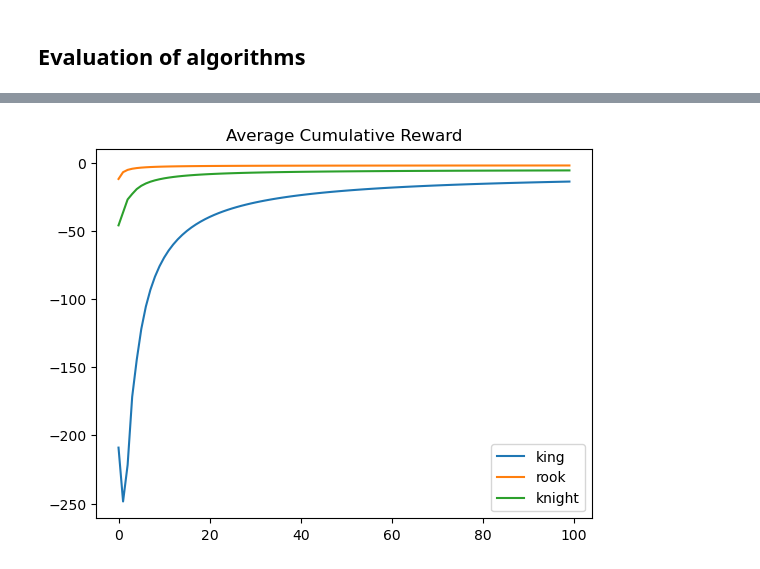
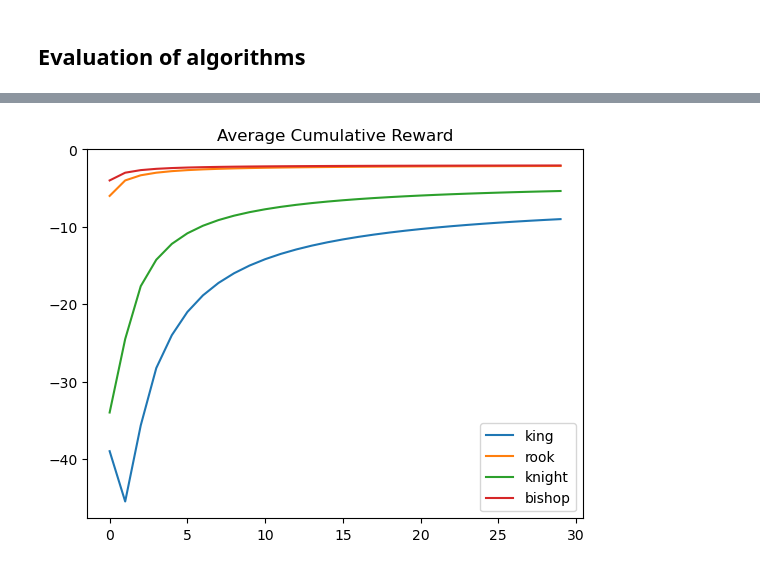
Before and after one commit to valinsogna/ReinForceMate, a Jupyter notebook: run.ipynb, the cells around one changed output, grey strips where cells are left out. Cells and saved outputs as stored; diff of their text form; code cells hidden in the pictures.

```diff
--- a/run.ipynb
+++ b/run.ipynb
@@ -219,25 +227,23 @@ Expected_temporal_difference took 12.413379430770874 seconds
 # %%
-import time
-import matplotlib.pyplot as plt
-import numpy as np
-from tqdm import tqdm
 
 n_of_episodes = 1000
 results = []
 
-for g in tqdm([0.1, 0.2, 0.3, 0.4, 0.5, 0.6, 0.7, 0.8, 0.9]):
+# for g in tqdm([0.1, 0.2, 0.3, 0.4, 0.5, 0.6, 0.7, 0.8, 0.9]):
+for alpha in tqdm([0.001, 0.01, 0.1, 0.2, 0.3, 0.4, 0.5]):
 # for g in [0.9]:
     rewards = []
     env = Board()
     p = Piece(piece='king')  # king", "rook", "bishop" or "knight"
-    q = Q_learning_move(agent=p, env=env)
+    # q = Q_learning_move(agent=p, env=env)
+    td = Q_learning_move(p, env)
 
     for episode in range(n_of_episodes):
-        reward = q.run_episode(episode, gamma=g)  # this function should return the total reward for the episode
+        reward = td.run_episode(episode, alpha=alpha)  # this function should return the total reward for the episode
         rewards.append(reward)
 
     results.append({
-        'name': g,
+        'name': alpha,
         'rewards': rewards
     })
 
@@ -245,5 +251,6 @@ for g in tqdm([0.1, 0.2, 0.3, 0.4, 0.5, 0.6, 0.7, 0.8, 0.9]):
 for result in results:
     plt.plot(np.cumsum(result['rewards']) / np.arange(1, n_of_episodes+1), label=result['name'])
 plt.legend()
+plt.title('Average Cumulative Reward for Q-learning')
 plt.show()
 # %% [output]
@@ -251,9 +258,4 @@ plt.show()
 # %%
-import time
-import matplotlib.pyplot as plt
-import numpy as np
-from tqdm import tqdm
-
 a_env = Board()
 a_p = Piece(piece='king')
 b_env = Board()
@@ -269,11 +271,11 @@ algorithms = [
     Policy_iteration(env=a_env, agent=a_p),
     Policy_iteration(agent=b_p, env=b_env),
     Policy_iteration(agent=c_p, env=c_env),
-    # Policy_iteration(agent=d_p, env=d_env)
+    Policy_iteration(agent=d_p, env=d_env)
 ]
 
 results = []
-n_of_episodes = 100
+n_of_episodes = 30
 
 for algorithm in tqdm(algorithms):
 
@@ -285,31 +287,31 @@ for algorithm in tqdm(algorithms):
             rewards.append(reward)
 
     else:
         for episode in range(n_of_episodes):
             reward = algorithm.run_episode(n_of_episodes)
         rewards = reward
 
     end_time = time.time()
 
     results.append({
         'name': algorithm.agent.piece,
         'rewards': rewards,
         'time': end_time - start_time,
     })
 
 #     print(len(rewards))
 
 # print(results)
 
 # Plot average cumulative reward
 for result in results:
     plt.plot(np.cumsum(result['rewards']) / np.arange(1, n_of_episodes+1), label=result['name'])
 plt.legend()
 plt.title('Average Cumulative Reward')
 plt.show()
 
 # Print time taken
 for result in results:
     print(f"{result['name']} took {result['time']} seconds")
 # %% [output]
-[figure, old version]
+[figure, new version]
```
Also changed, not shown: parts of 7 cells of this notebook, 8 other files.
